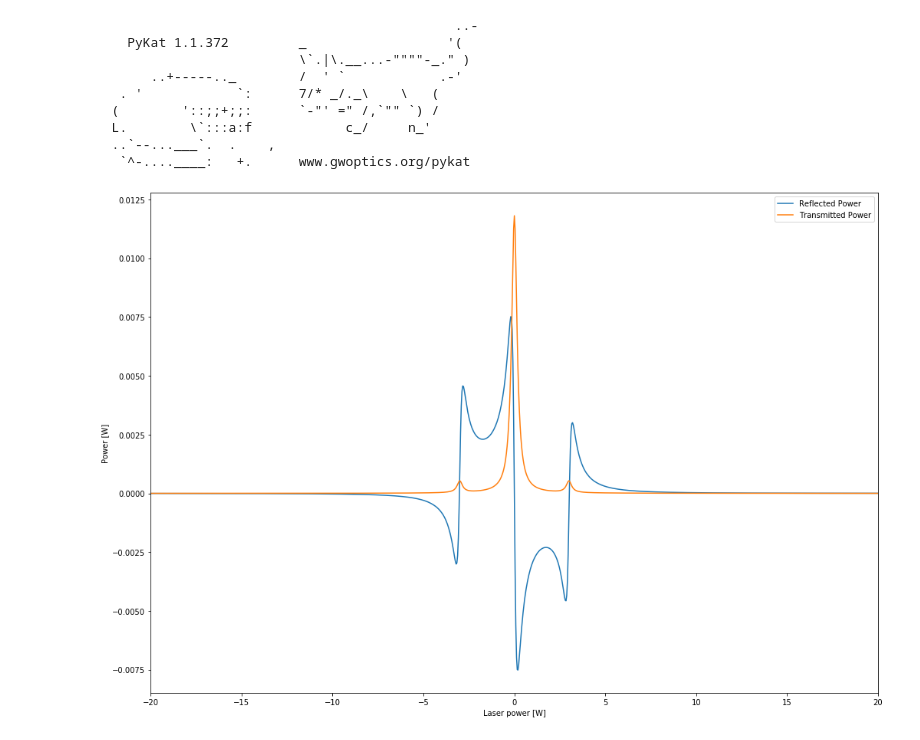
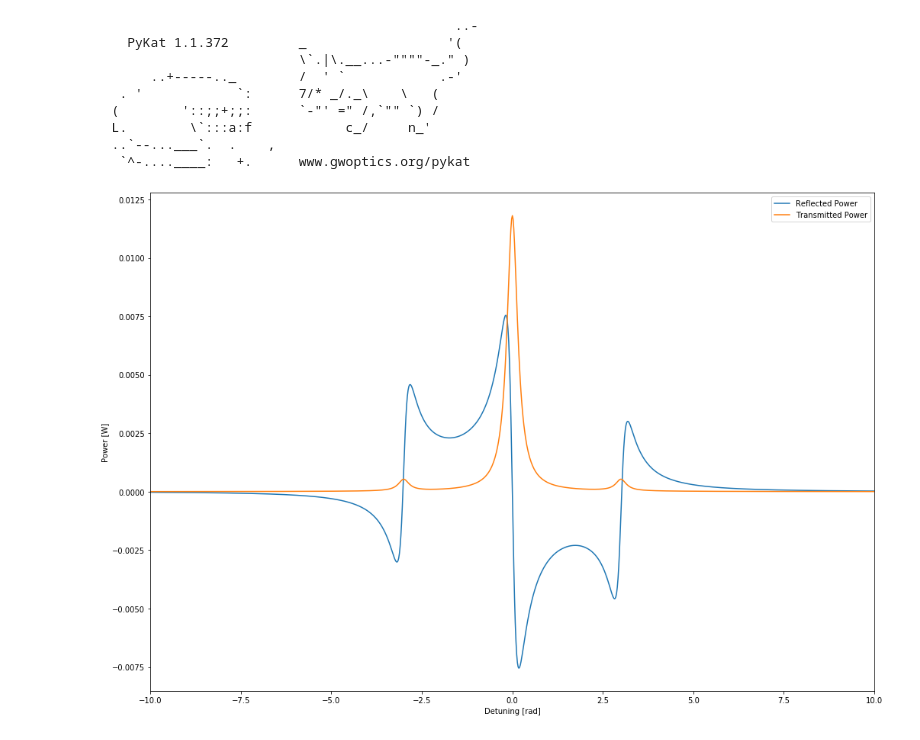
Before and after one commit to dancvan/AlGaAs_electrooptic_effect, a Jupyter notebook: code/finesse/schema_v1.ipynb, the cells around one changed output. Cells and saved outputs as stored; diff of their text form; code cells hidden in the pictures.

Commit message:
Changed detuning range (-10 to 10). Also toyed around with smaller detuning (-1u to 1u, -1n to 1n) :

```diff
--- a/code/finesse/schema_v1.ipynb
+++ b/code/finesse/schema_v1.ipynb
@@ -54,10 +54,10 @@ out1 = kat.run()
 # %%
 fig = plt.figure(figsize=(17,12))
 plt.plot(out1.x, out1["pow_r"], label="Reflected Power")
 plt.plot(out1.x, out1["pow_t"], label="Transmitted Power")
 plt.xlim(out1.x.min(), out1.x.max())
 plt.ylabel("Power [W]")
-plt.xlabel("Laser power [W]")
+plt.xlabel("Detuning [rad]")
 plt.legend();
 # %% [output]
-[figure, old version]
+[figure, new version]
```
Also changed, not shown: parts of 1 cell of this notebook.
